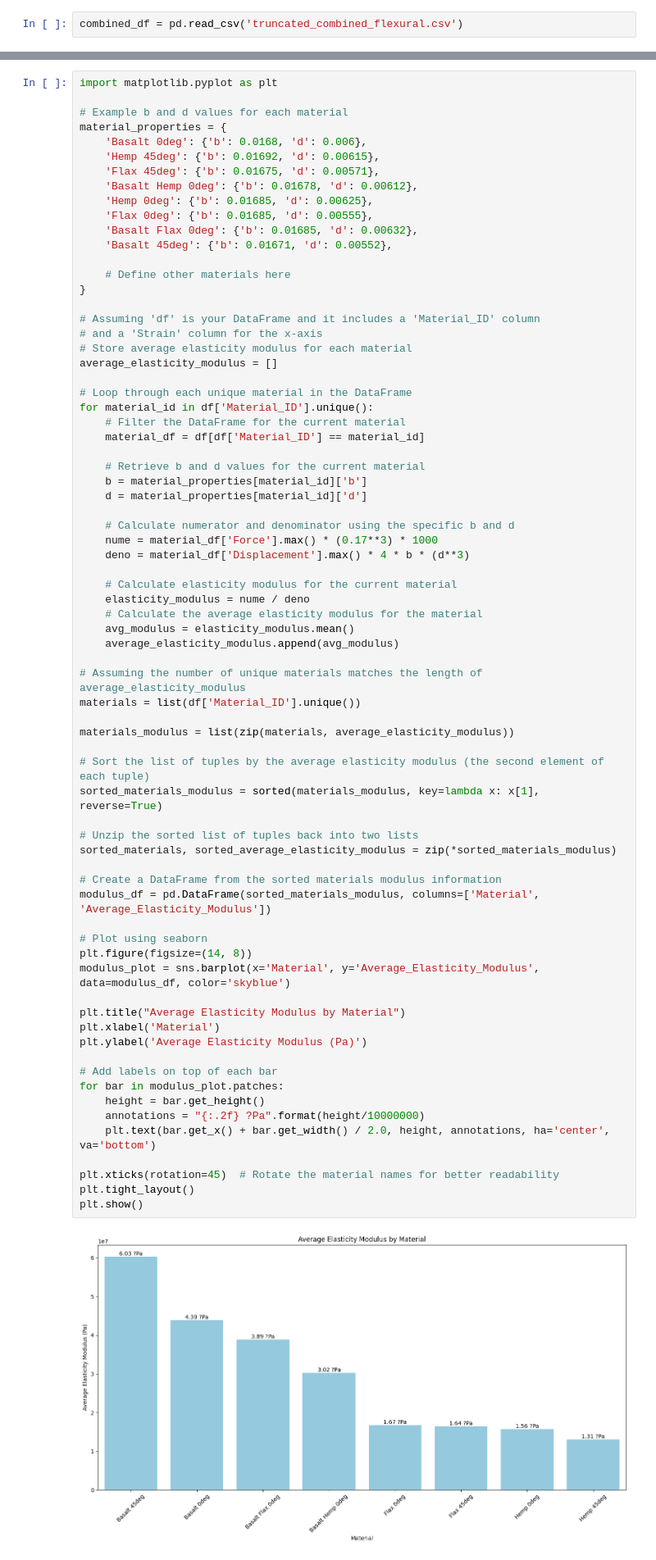
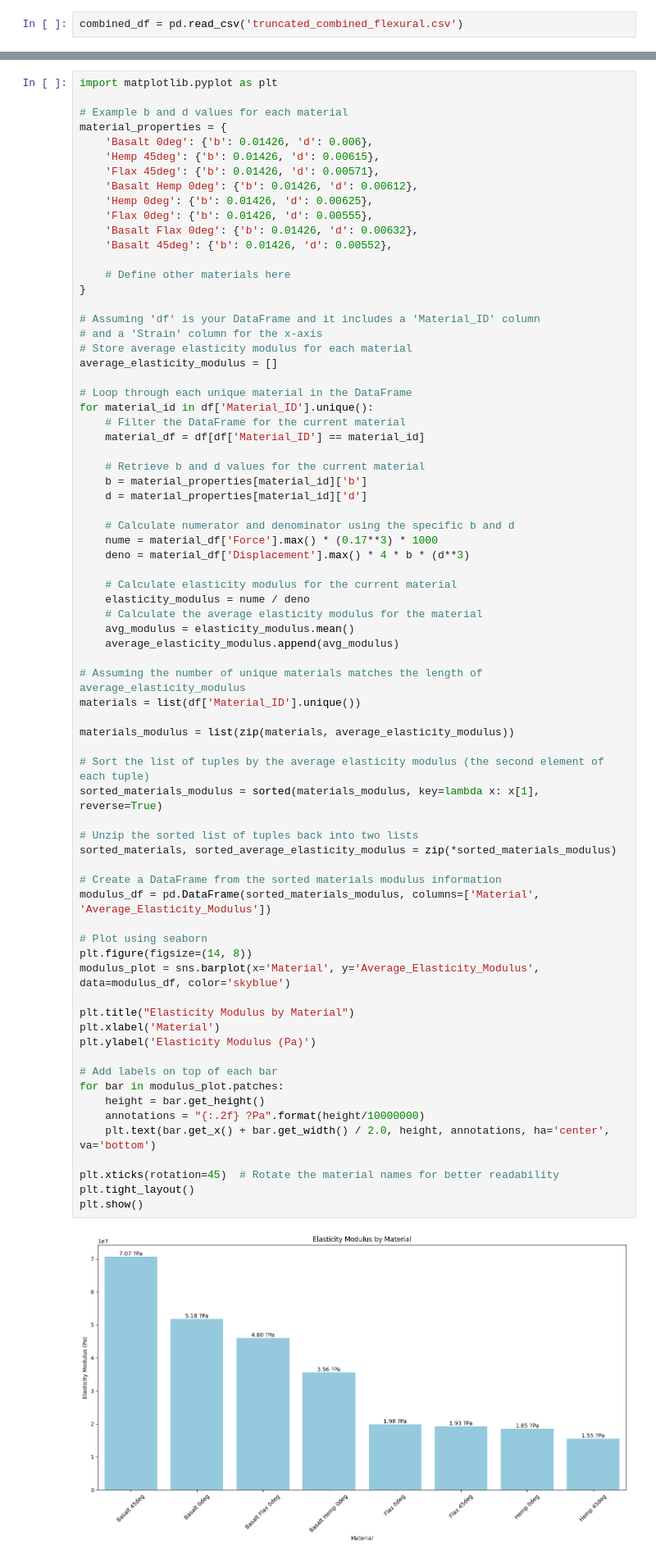
Before and after one commit to jamesbardin/ts_t, a Jupyter notebook: flexural.ipynb, the cells around one changed output, grey strips where cells are left out. Shown at 82% size. Saved outputs shown, nothing was run; the diff lists cells and outputs as text.

```diff
--- a/flexural.ipynb
+++ b/flexural.ipynb
@@ -425,14 +329,14 @@ import matplotlib.pyplot as plt
 
 # Example b and d values for each material
 material_properties = {
-    'Basalt 0deg': {'b': 0.0168, 'd': 0.006},
-    'Hemp 45deg': {'b': 0.01692, 'd': 0.00615},
-    'Flax 45deg': {'b': 0.01675, 'd': 0.00571},
-    'Basalt Hemp 0deg': {'b': 0.01678, 'd': 0.00612},
-    'Hemp 0deg': {'b': 0.01685, 'd': 0.00625},
-    'Flax 0deg': {'b': 0.01685, 'd': 0.00555},
-    'Basalt Flax 0deg': {'b': 0.01685, 'd': 0.00632},
-    'Basalt 45deg': {'b': 0.01671, 'd': 0.00552},
+    'Basalt 0deg': {'b': 0.01426, 'd': 0.006},
+    'Hemp 45deg': {'b': 0.01426, 'd': 0.00615},
+    'Flax 45deg': {'b': 0.01426, 'd': 0.00571},
+    'Basalt Hemp 0deg': {'b': 0.01426, 'd': 0.00612},
+    'Hemp 0deg': {'b': 0.01426, 'd': 0.00625},
+    'Flax 0deg': {'b': 0.01426, 'd': 0.00555},
+    'Basalt Flax 0deg': {'b': 0.01426, 'd': 0.00632},
+    'Basalt 45deg': {'b': 0.01426, 'd': 0.00552},
 
     # Define other materials here
 }
@@ -464,36 +368,36 @@ for material_id in df['Material_ID'].unique():
 # Assuming the number of unique materials matches the length of average_elasticity_modulus
 materials = list(df['Material_ID'].unique())
 
 materials_modulus = list(zip(materials, average_elasticity_modulus))
 
 # Sort the list of tuples by the average elasticity modulus (the second element of each tuple)
 sorted_materials_modulus = sorted(materials_modulus, key=lambda x: x[1], reverse=True)
 
 # Unzip the sorted list of tuples back into two lists
 sorted_materials, sorted_average_elasticity_modulus = zip(*sorted_materials_modulus)
 
 # Create a DataFrame from the sorted materials modulus information
 modulus_df = pd.DataFrame(sorted_materials_modulus, columns=['Material', 'Average_Elasticity_Modulus'])
 
 # Plot using seaborn
 plt.figure(figsize=(14, 8))
 modulus_plot = sns.barplot(x='Material', y='Average_Elasticity_Modulus', data=modulus_df, color='skyblue')
 
-plt.title("Average Elasticity Modulus by Material")
+plt.title("Elasticity Modulus by Material")
 plt.xlabel('Material')
-plt.ylabel('Average Elasticity Modulus (Pa)')
+plt.ylabel('Elasticity Modulus (Pa)')
 
 # Add labels on top of each bar
 for bar in modulus_plot.patches:
     height = bar.get_height()
     annotations = "{:.2f} ?Pa".format(height/10000000)
     plt.text(bar.get_x() + bar.get_width() / 2.0, height, annotations, ha='center', va='bottom')
 
 plt.xticks(rotation=45)  # Rotate the material names for better readability
 plt.tight_layout()
 plt.show()
 # %% [output]
-[figure, old version]
+[figure, new version]
 # %%
 average_flexural_strength = []
 
```
Also changed, not shown: parts of 4 cells of this notebook.
